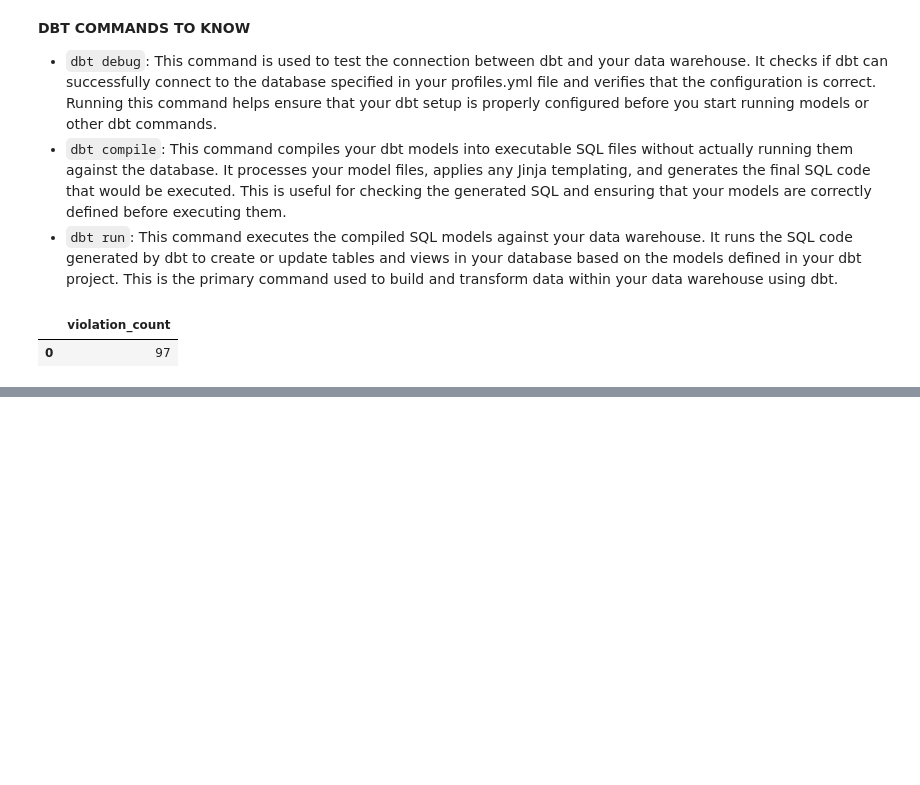
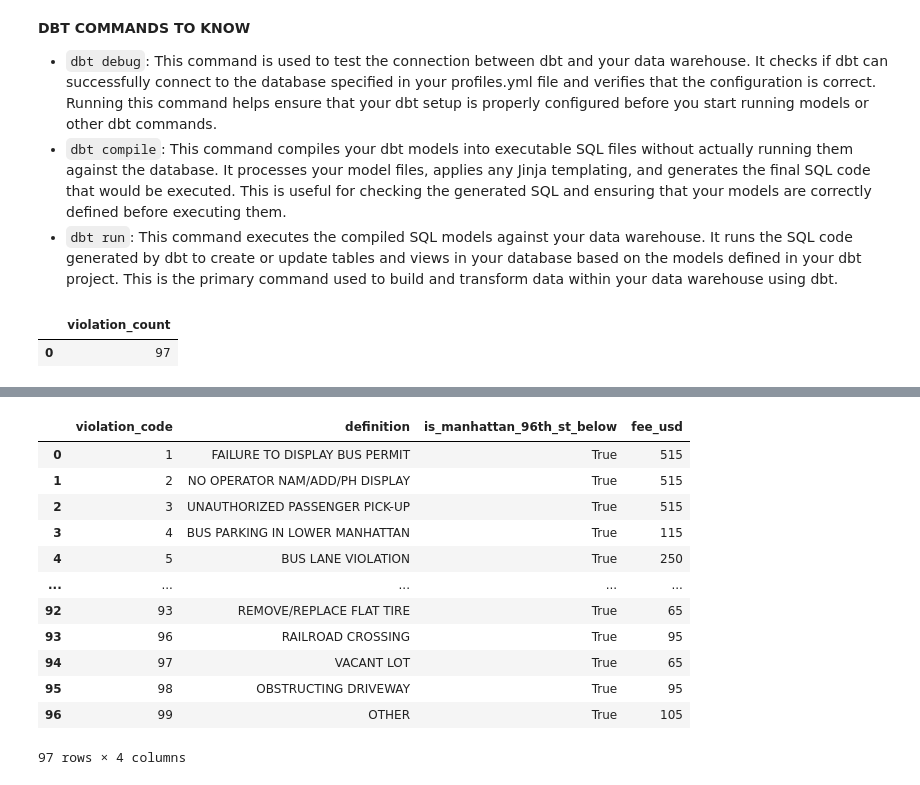
Before and after one commit to kisyular/dbt-intro, a Jupyter notebook: run_sql_query.ipynb, the cells around one changed output, grey strips where cells are left out. Saved outputs shown, nothing was run; the diff lists cells and outputs as text; code cells hidden in the pictures; blank space fills up the shorter version.

```diff
--- a/run_sql_query.ipynb
+++ b/run_sql_query.ipynb
@@ -48,5 +48,5 @@ with duckdb.connect("data/nyc_parking_violations.db") as conn:
 # %%
 # lets see what is in parking_violations_codes
 with duckdb.connect("data/nyc_parking_violations.db") as conn:
-    display(conn.execute("SELECT * FROM parking_violations_codes LIMIT 5;").df())
+    display(conn.execute("SELECT * FROM parking_violation_codes LIMIT 5;").df())
 # %% [output]
@@ -148,3 +150,10 @@ with duckdb.connect("data/nyc_parking_violations.db") as conn:
 # %% [output]
 |  | violation_count |
 | 0 | 97 |
+# %%
+# lets see the tables again
+sql_show_tables = """
+SHOW TABLES;
+"""
+with duckdb.connect("data/nyc_parking_violations.db") as conn:
+    display(conn.execute(sql_show_tables).df())
@@ -150,0 +183,27 @@ with duckdb.connect("data/nyc_parking_violations.db") as conn:
+# %%
+# lets see the tables again
+manhattan_violation_codes = """
+SELECT
+        violation_code,                          -- Unique identifier for the violation type
+        definition,                              -- Description of the violation
+        TRUE AS is_manhattan_96th_st_below,      -- Flag indicating this row is for Manhattan pricing
+        manhattan_96th_st_below AS fee_usd       -- Fine amount for Manhattan 96th St & below
+    FROM
+        'bronze_parking_violation_codes'
+"""
+with duckdb.connect("data/nyc_parking_violations.db") as conn:
+    display(conn.execute(manhattan_violation_codes).df())
+# %% [output]
+|  | violation_code | definition | is_manhattan_96th_st_below | fee_usd |
+| 0 | 1 | FAILURE TO DISPLAY BUS PERMIT | True | 515 |
+| 1 | 2 | NO OPERATOR NAM/ADD/PH DISPLAY | True | 515 |
+| 2 | 3 | UNAUTHORIZED PASSENGER PICK-UP | True | 515 |
+| 3 | 4 | BUS PARKING IN LOWER MANHATTAN | True | 115 |
+| 4 | 5 | BUS LANE VIOLATION | True | 250 |
+| ... | ... | ... | ... | ... |
+| 92 | 93 | REMOVE/REPLACE FLAT TIRE | True | 65 |
+| 93 | 96 | RAILROAD CROSSING | True | 95 |
+| 94 | 97 | VACANT LOT | True | 65 |
+| 95 | 98 | OBSTRUCTING DRIVEWAY | True | 95 |
+| 96 | 99 | OTHER | True | 105 |
+97 rows × 4 columns
```
Also changed, not shown: parts of 9 cells of this notebook, 5 other files.
